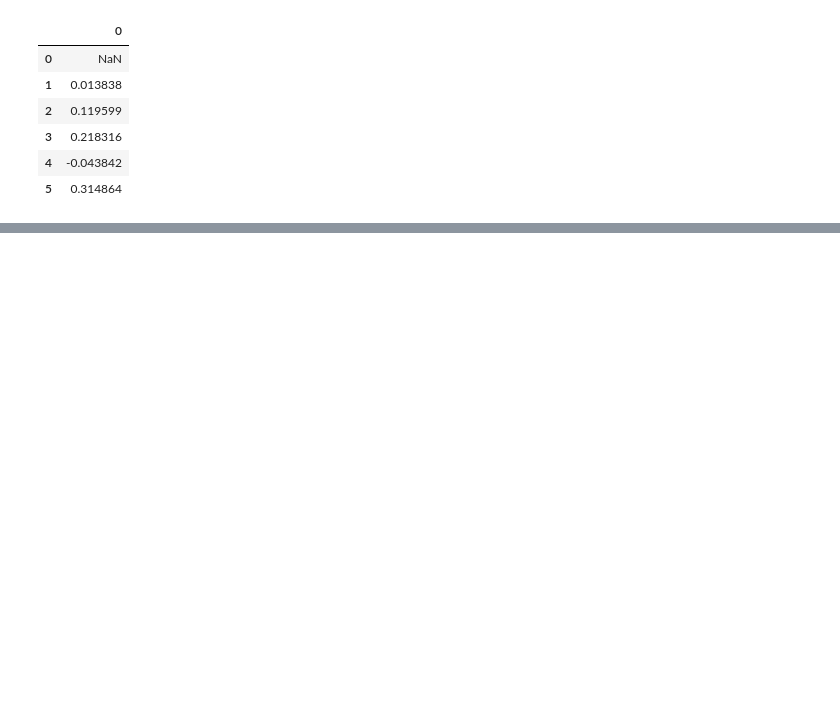
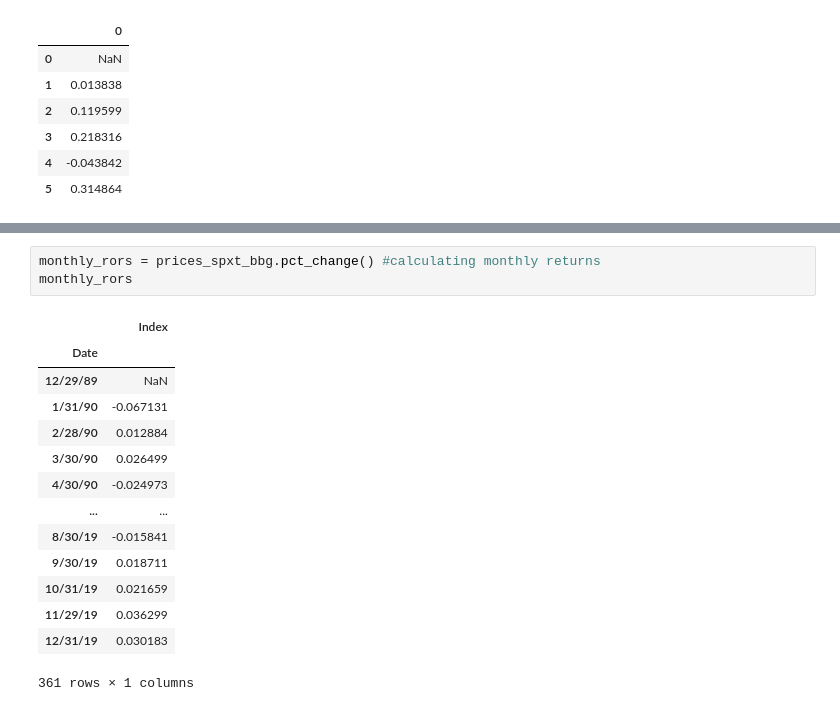
Before and after one commit to vamseeky/finance, a Jupyter notebook: compoundreturns.ipynb, the cells around one changed output, grey strips where cells are left out. Saved outputs shown, nothing was run; the diff lists cells and outputs as text; blank space fills up the shorter version.

```diff
--- a/compoundreturns.ipynb
+++ b/compoundreturns.ipynb
@@ -70,0 +100,18 @@ prices_spxt_df/prices_spxt_df.shift(1)-1 #using the shift() function
+# %%
+monthly_rors = prices_spxt_bbg.pct_change() #calculating monthly returns
+monthly_rors
+# %% [output]
+|  | Index |
+| Date |  |
+| 12/29/89 | NaN |
+| 1/31/90 | -0.067131 |
+| 2/28/90 | 0.012884 |
+| 3/30/90 | 0.026499 |
+| 4/30/90 | -0.024973 |
+| ... | ... |
+| 8/30/19 | -0.015841 |
+| 9/30/19 | 0.018711 |
+| 10/31/19 | 0.021659 |
+| 11/29/19 | 0.036299 |
+| 12/31/19 | 0.030183 |
+361 rows × 1 columns
```
Also changed, not shown: parts of 13 cells of this notebook.
